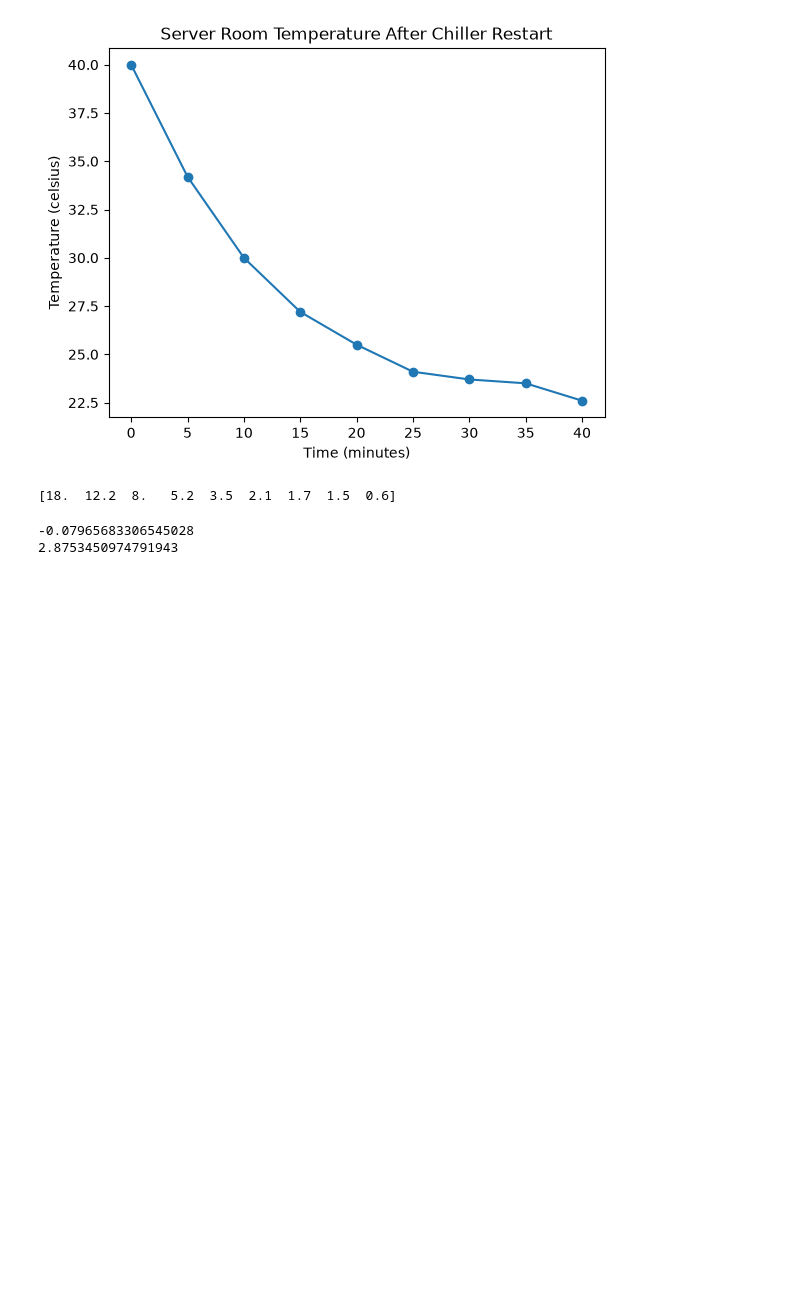
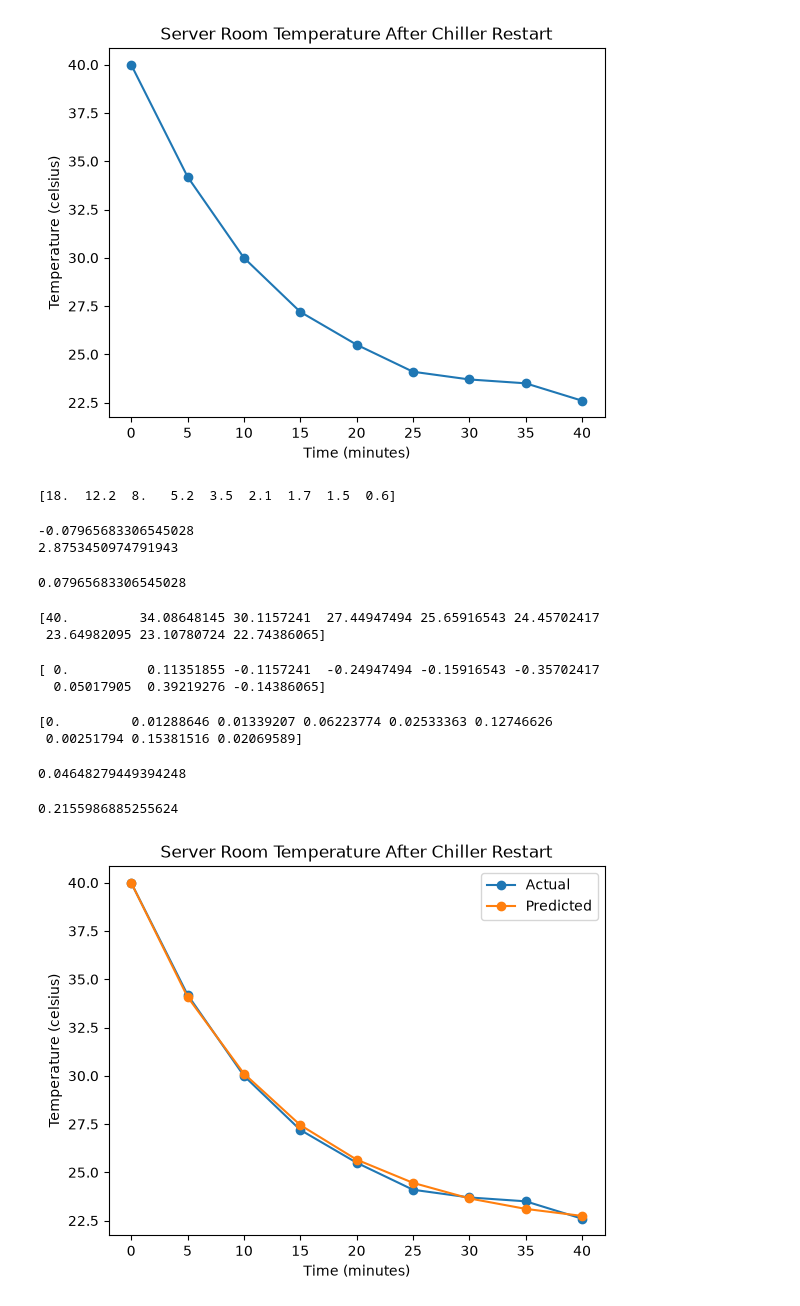
Before and after one commit to ARCOOKWINCH/6003-Formative-Assingment, a Jupyter notebook: notebooks/cooling_model1.ipynb, the cells around one changed output. Cells and saved outputs as stored; diff of their text form; code cells hidden in the pictures; blank space fills up the shorter version.

Commit message:
Add cooling model fitting and RMSE evaluation

```diff
--- a/notebooks/cooling_model1.ipynb
+++ b/notebooks/cooling_model1.ipynb
@@ -27,3 +27,46 @@ print(intercept)
 # %% [output]
 -0.07965683306545028
 2.8753450974791943
+# %%
+k = -gradient
+print(k)
+# %% [output]
+0.07965683306545028
+# %%
+predicted_temp = 22 + 18 * np.exp(-k * time)
+print(predicted_temp)
+# %% [output]
+[40.         34.08648145 30.1157241  27.44947494 25.65916543 24.45702417
+ 23.64982095 23.10780724 22.74386065]
+# %%
+residuals = temperature - predicted_temp
+print(residuals)
+# %% [output]
+[ 0.          0.11351855 -0.1157241  -0.24947494 -0.15916543 -0.35702417
+  0.05017905  0.39219276 -0.14386065]
+# %%
+squared_residuals = residuals **2
+print(squared_residuals)
+# %% [output]
+[0.         0.01288646 0.01339207 0.06223774 0.02533363 0.12746626
+ 0.00251794 0.15381516 0.02069589]
+# %%
+mean_squared_error = np.mean(squared_residuals)
+print(mean_squared_error)
+# %% [output]
+0.04648279449394248
+# %%
+rmse = np.sqrt(mean_squared_error)
+print(rmse)
+# %% [output]
+0.2155986885255624
+# %%
+plt.plot(time, temperature, marker = "o", label = "Actual")
+plt.plot(time, predicted_temp, marker = "o", label = "Predicted")
+plt.title("Server Room Temperature After Chiller Restart")
+plt.xlabel("Time (minutes)")
+plt.ylabel("Temperature (celsius)")
+plt.legend()
+plt.show()
+# %% [output]
+[figure, added]
```
Also changed, not shown: parts of 1 cell of this notebook.
